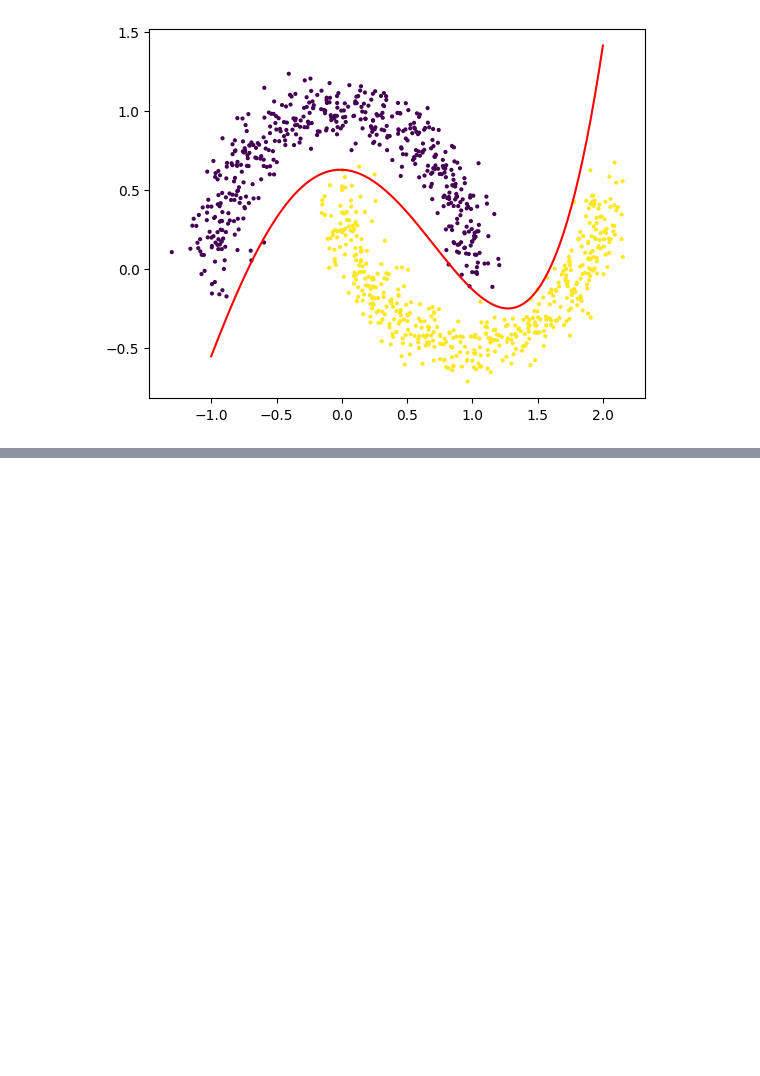
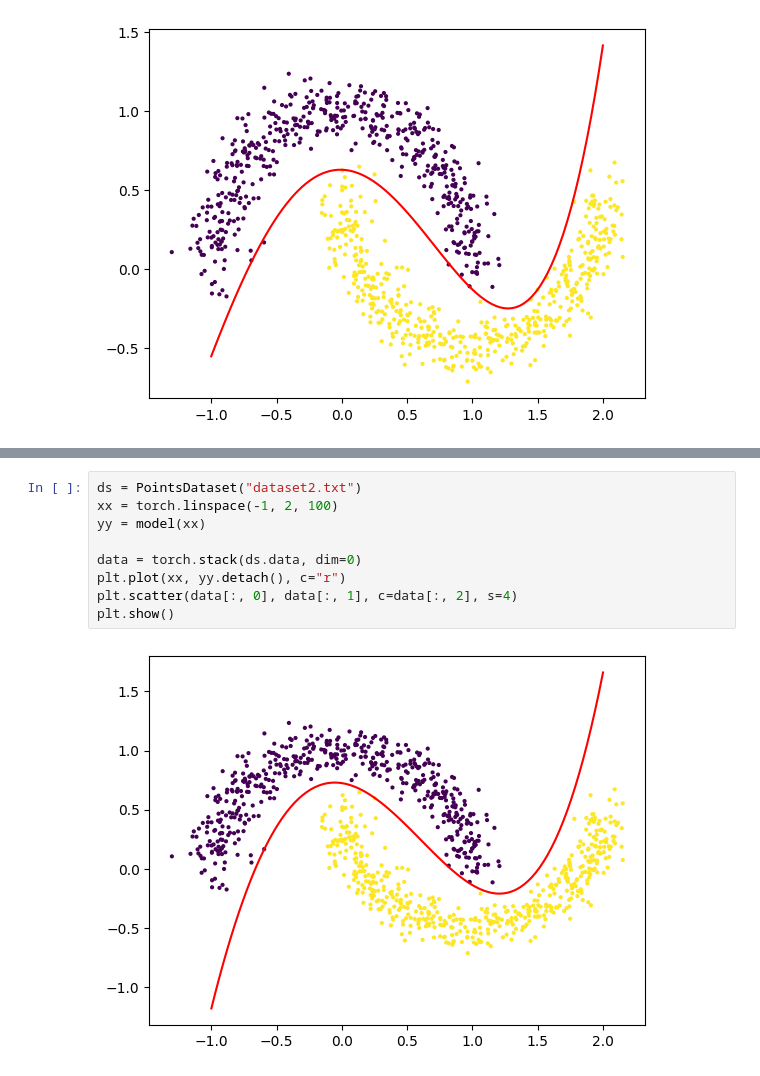
Before and after one commit to galatolofederico/cidl2324, a Jupyter notebook: Lecture 2/exercise2.ipynb, the cells around one changed output, grey strips where cells are left out. Saved outputs shown, nothing was run; the diff lists cells and outputs as text; blank space fills up the shorter version.

```diff
--- a/Lecture 2/exercise2.ipynb
+++ b/Lecture 2/exercise2.ipynb
@@ -90,0 +132,11 @@ plt.show()
+# %%
+ds = PointsDataset("dataset2.txt")
+xx = torch.linspace(-1, 2, 100)
+yy = model(xx)
+
+data = torch.stack(ds.data, dim=0)
+plt.plot(xx, yy.detach(), c="r")
+plt.scatter(data[:, 0], data[:, 1], c=data[:, 2], s=4)
+plt.show()
+# %% [output]
+[figure, added]
```
Also changed, not shown: parts of 4 cells of this notebook.
